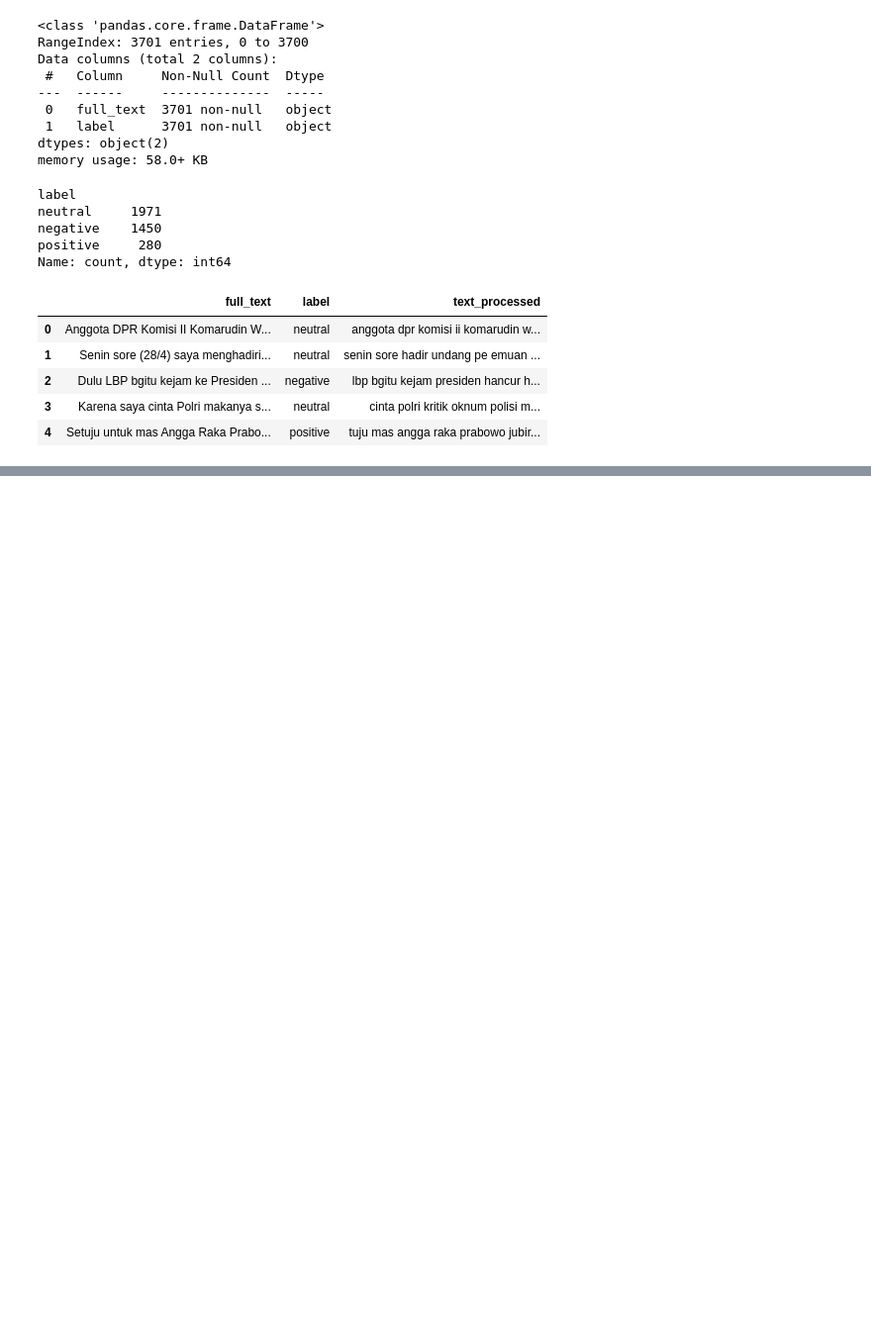
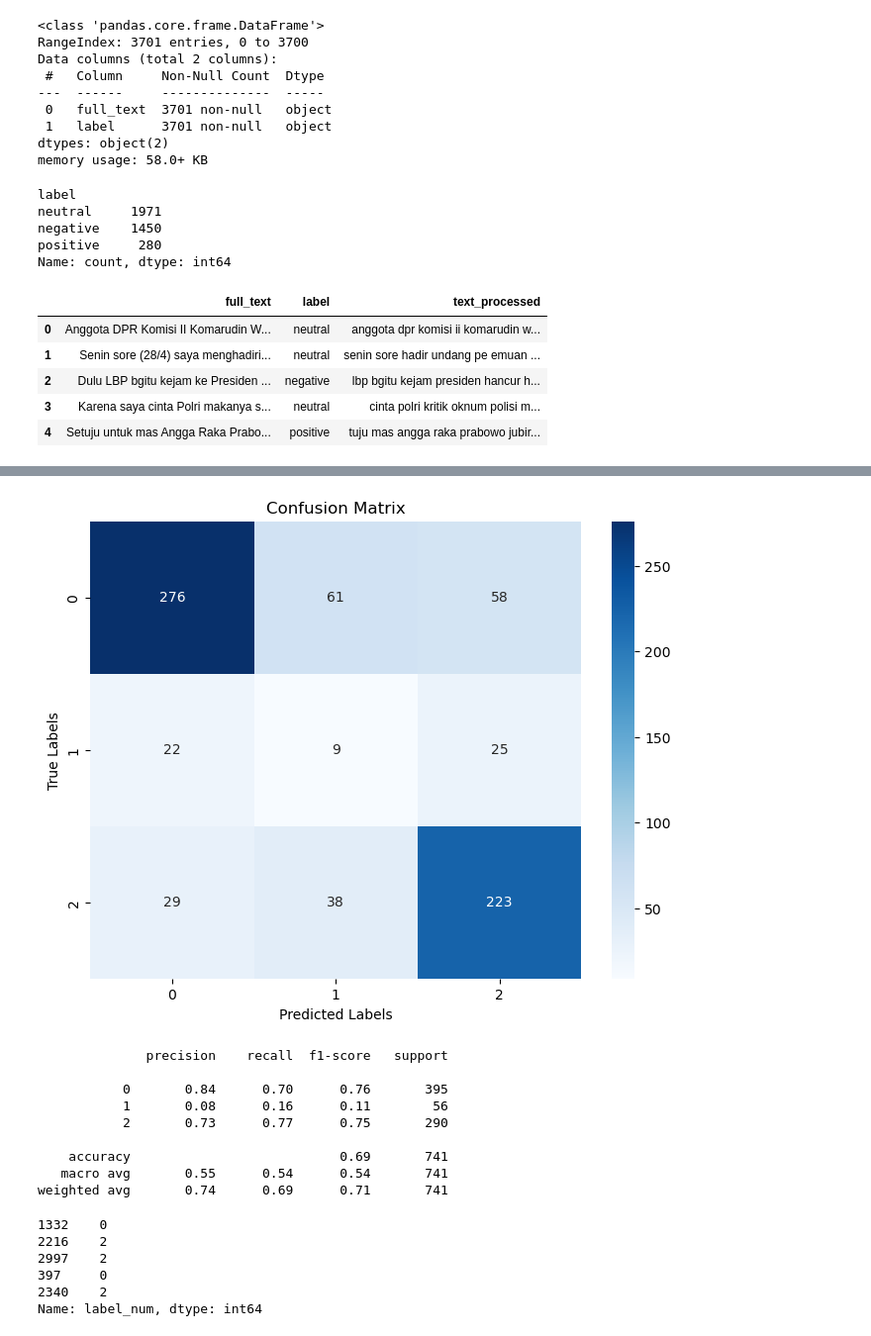
Before and after one commit to amongnikol/analisis_sentimen_prabowo, a Jupyter notebook: prabowo.ipynb, the cells around one changed output, grey strips where cells are left out. Shown at 99% size. Saved outputs shown, nothing was run; the diff lists cells and outputs as text; code cells hidden in the pictures; blank space fills up the shorter version.

Commit message:
modeling 1 + tambah dataset positive

```diff
--- a/prabowo.ipynb
+++ b/prabowo.ipynb
@@ -234,0 +267,3 @@ df.head()
+# %%
+X_train, X_test, y_train, y_test = train_test_split(df.text_processed, df.label_num, test_size=0.2,shuffle=True,random_state=46, stratify=df.label_num)
+y_train.value_counts(), y_test.value_counts()
@@ -234,0 +306,9 @@ df.head()
+# %%
+embedding = Embedding(input_dim=jml_vocab + 1,
+                      output_dim=128,
+                      input_length=max_len
+                      )
+# %%
+X_train_vectorized = text_vectorization(X_train)
+X_test_vectorized = text_vectorization(X_test)
+print(X_train_vectorized[:5])
@@ -234,0 +344,5 @@ df.head()
+# %%
+from sklearn.utils.class_weight import compute_class_weight
+class_weights = compute_class_weight('balanced', classes=np.unique(y_train), y=y_train)
+class_weights = dict(enumerate(class_weights))
+class_weights
@@ -234,0 +410,25 @@ df.head()
+# %%
+from sklearn.metrics import confusion_matrix, classification_report
+import seaborn as sns
+import matplotlib.pyplot as plt
+import numpy as np
+
+# 1. Prediksi
+y_pred_probs = model.predict(X_test_vectorized)
+y_pred = np.argmax(y_pred_probs, axis=1)  # Mengambil indeks dengan probabilitas tertinggi
+
+# 2. Confusion Matrix
+cm = confusion_matrix(y_test, y_pred)
+class_names = ['Netral', 'Positif', 'Negatif']
+
+# 3. Visualisasi Confusion Matrix
+plt.figure(figsize=(8, 6))
+sns.heatmap(cm, annot=True, fmt='d', cmap='Blues', xticklabels=[0,1,2], yticklabels=[0,1,2])
+plt.xlabel('Predicted Labels')
+plt.ylabel('True Labels')
+plt.title('Confusion Matrix')
+plt.show()
+
+# 4. Laporan klasifikasi (opsional tapi berguna)
+print(classification_report(y_test, y_pred))
+# %% [output]
@@ -234,0 +436,19 @@ df.head()
+[figure, added]
+              precision    recall  f1-score   support
+
+           0       0.84      0.70      0.76       395
+           1       0.08      0.16      0.11        56
+           2       0.73      0.77      0.75       290
+
+    accuracy                           0.69       741
+   macro avg       0.55      0.54      0.54       741
+weighted avg       0.74      0.69      0.71       741
+# %%
+y_train[:5]
+# %% [output]
+1332    0
+2216    2
+2997    2
+397     0
+2340    2
+Name: label_num, dtype: int64
```
Also changed, not shown: parts of 15 cells of this notebook, 6 other files.
